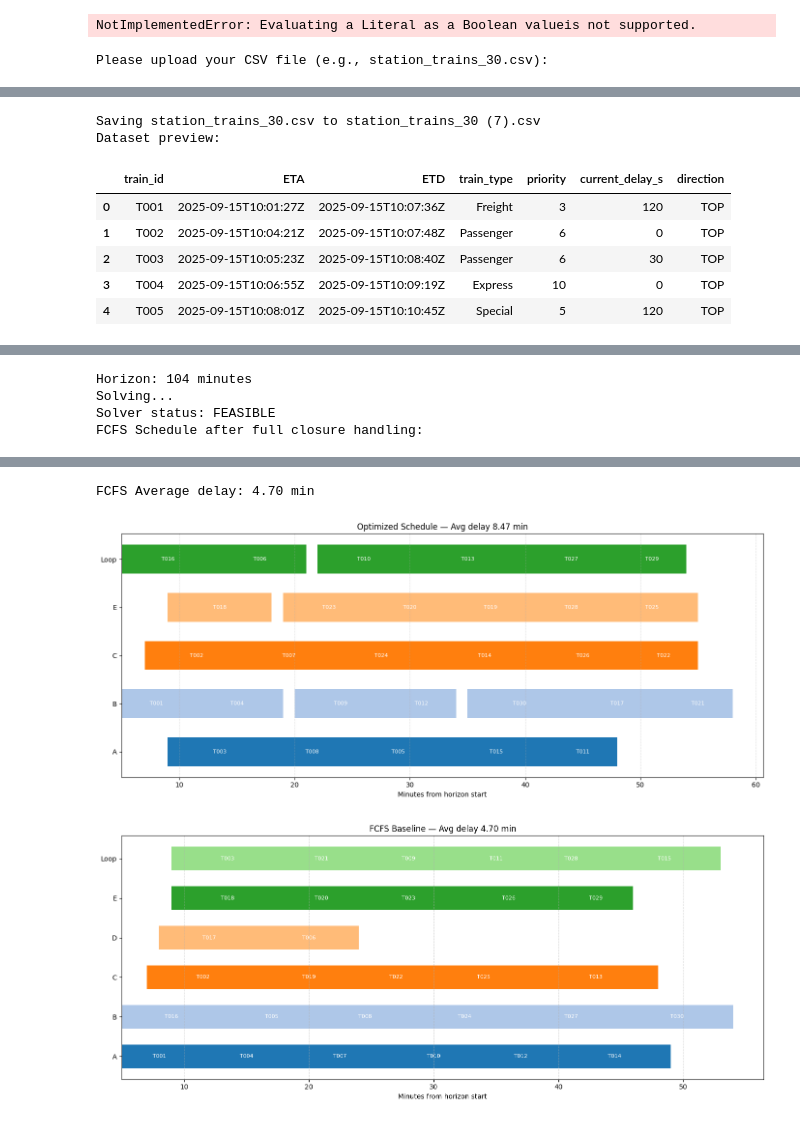
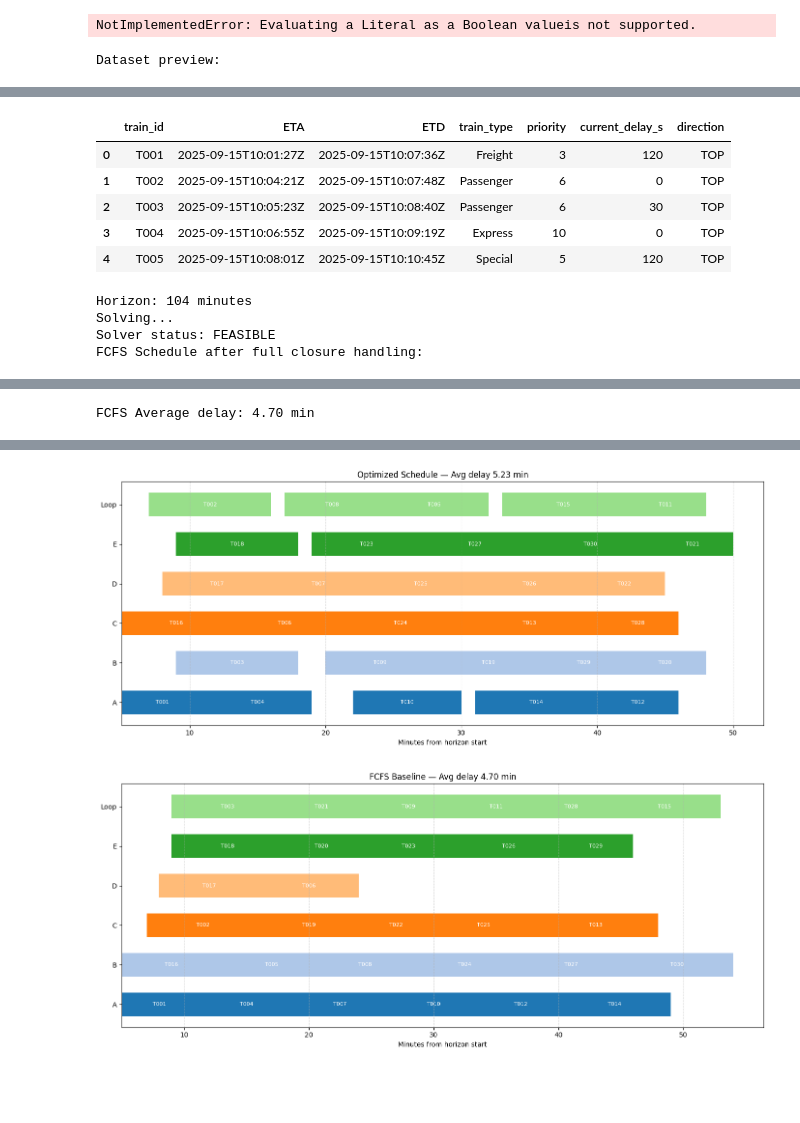
Before and after one commit to SAHILJAIN06/RailMind, a Jupyter notebook: RailXFirst.ipynb, the cells around one changed output, grey strips where cells are left out. Saved outputs shown, nothing was run; the diff lists cells and outputs as text; code cells hidden in the pictures; blank space fills up the shorter version.

```diff
--- a/RailXFirst.ipynb
+++ b/RailXFirst.ipynb
@@ -1328,9 +1328,7 @@ import os
 # Configuration
 # ---------------------------
   # Update if needed
-print("Please upload your CSV file (e.g., station_trains_30.csv):")
-uploaded = files.upload()
-CSV_PATH = list(uploaded.keys())[0]
+CSV_PATH = "./station_trains_30.csv"
 HORIZON_MINUTES = 180
 BASE_BUFFER = 1
 UNCERTAINTY_MARGIN = 1
@@ -1449,10 +1447,10 @@ for t in trains:
         # ---------------------------
         # Platform maintenance constraint
         # ---------------------------
-        if tr_id in platform_closure:
-            for (c_start, c_end) in platform_closure[tr_id]:
-                model.Add(start_var >= c_end).OnlyEnforceIf(binvar)
-                model.Add(end_var <= c_start).OnlyEnforceIf(binvar)
+        # if tr_id in platform_closure:
+        #     for (c_start, c_end) in platform_closure[tr_id]:
+        #         model.Add(start_var >= c_end).OnlyEnforceIf(binvar)
+        #         model.Add(end_var <= c_start).OnlyEnforceIf(binvar)
 
     if not track_option_binaries:
         raise RuntimeError(f"No feasible track for train {tid}.")
@@ -1621,4 +1619,4 @@ def plot_gantt(df, title):
 plot_gantt(sched_df, f"Optimized Schedule — Avg delay {sched_df['delay_min'].mean():.2f} min")
 plot_gantt(fcfs_df, f"FCFS Baseline — Avg delay {fcfs_df['delay_min'].mean():.2f} min")
 # %% [output]
-Please upload your CSV file (e.g., station_trains_30.csv):
+Dataset preview:
@@ -1626,8 +1623,10 @@ Please upload your CSV file (e.g., station_trains_30.csv):
+|  | train_id | ETA | ETD | train_type | priority | current_delay_s | direction |
+| 0 | T001 | 2025-09-15T10:01:27Z | 2025-09-15T10:07:36Z | Freight | 3 | 120 | TOP |
+| 1 | T002 | 2025-09-15T10:04:21Z | 2025-09-15T10:07:48Z | Passenger | 6 | 0 | TOP |
+| 2 | T003 | 2025-09-15T10:05:23Z | 2025-09-15T10:08:40Z | Passenger | 6 | 30 | TOP |
+| 3 | T004 | 2025-09-15T10:06:55Z | 2025-09-15T10:09:19Z | Express | 10 | 0 | TOP |
+| 4 | T005 | 2025-09-15T10:08:01Z | 2025-09-15T10:10:45Z | Special | 5 | 120 | TOP |
-Saving station_trains_30.csv to station_trains_30 (7).csv
-Dataset preview:
+Horizon: 104 minutes
+Solving...
+Solver status: FEASIBLE
+FCFS Schedule after full closure handling:
-|  | train_id | ETA | ETD | train_type | priority | current_delay_s | direction |
-| 0 | T001 | 2025-09-15T10:01:27Z | 2025-09-15T10:07:36Z | Freight | 3 | 120 | TOP |
-| 1 | T002 | 2025-09-15T10:04:21Z | 2025-09-15T10:07:48Z | Passenger | 6 | 0 | TOP |
-| 2 | T003 | 2025-09-15T10:05:23Z | 2025-09-15T10:08:40Z | Passenger | 6 | 30 | TOP |
-| 3 | T004 | 2025-09-15T10:06:55Z | 2025-09-15T10:09:19Z | Express | 10 | 0 | TOP |
-| 4 | T005 | 2025-09-15T10:08:01Z | 2025-09-15T10:10:45Z | Special | 5 | 120 | TOP |
@@ -1634,4 +1650 @@ Dataset preview:
-Horizon: 104 minutes
-Solving...
-Solver status: FEASIBLE
-FCFS Schedule after full closure handling:
+FCFS Average delay: 4.70 min
@@ -1655,3 +1651,2 @@ FCFS Schedule after full closure handling:
-FCFS Average delay: 4.70 min
-[figure, old version]
+[figure, new version]
 [figure]
```
Also changed, not shown: parts of 1 cell of this notebook, 6 other files.
